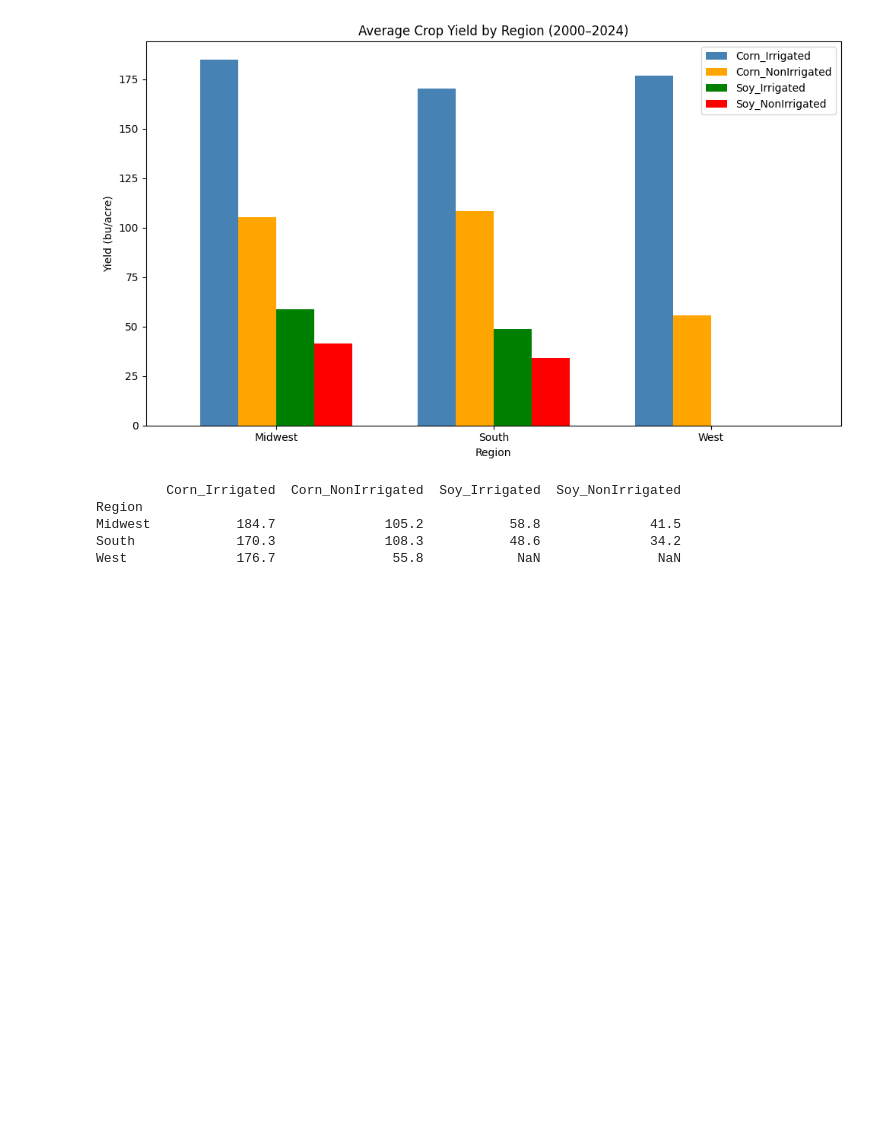
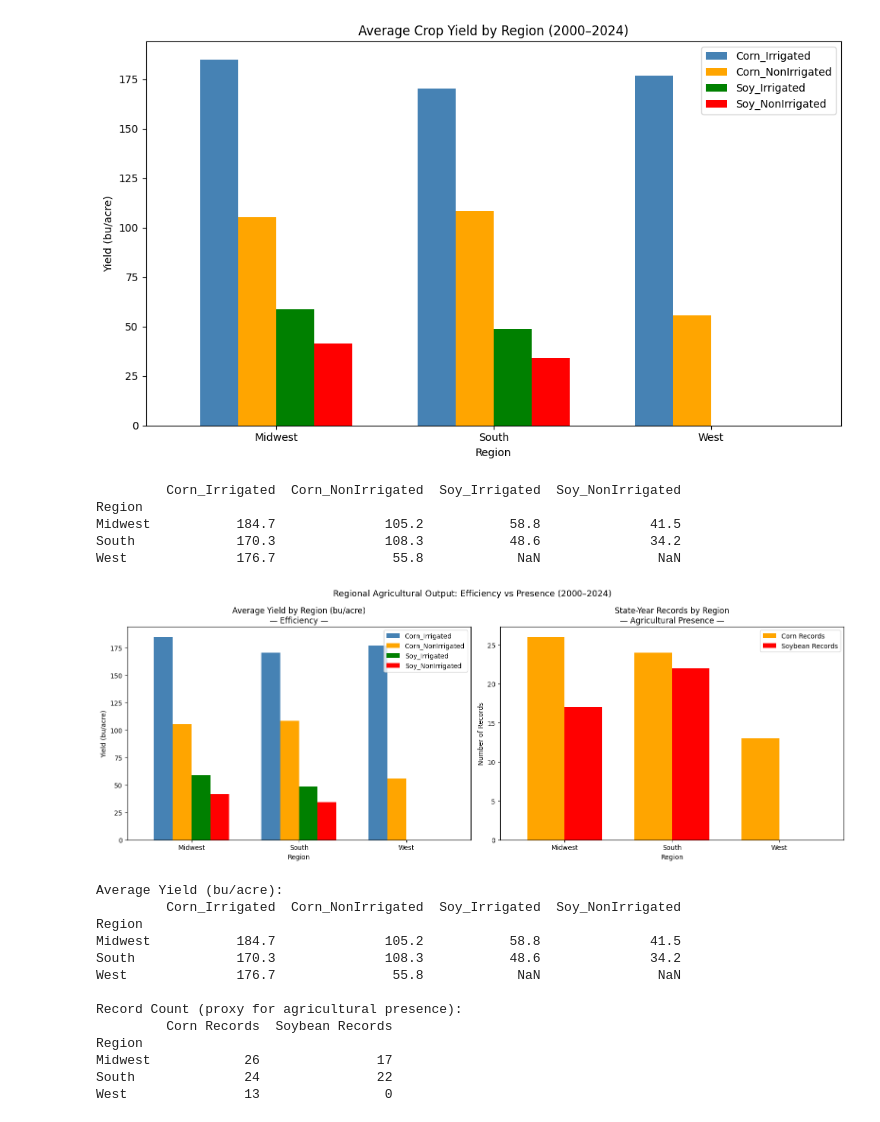
Before and after one commit to edb1014/CPSC-485-Final-Project, a Jupyter notebook: edb1014_Final Project.ipynb, the cells around one changed output. Cells and saved outputs as stored; diff of their text form; code cells hidden in the pictures; blank space fills up the shorter version.

```diff
--- a/edb1014_Final Project.ipynb
+++ b/edb1014_Final Project.ipynb
@@ -372,3 +372,47 @@ Region
 Midwest           184.7              105.2           58.8              41.5
 South             170.3              108.3           48.6              34.2
 West              176.7               55.8            NaN               NaN
+# %%
+# Agricultural presence and yield efficiency by region
+fig, axes = plt.subplots(1, 2, figsize=(16, 6))
+
+# Left: average yield (efficiency)
+df_region_yield_mean = df_state_yield_region.groupby('Region')[['Corn_Irrigated', 'Corn_NonIrrigated', 'Soy_Irrigated', 'Soy_NonIrrigated']].mean()
+df_region_yield_mean.plot(kind='bar', ax=axes[0], color=['steelblue', 'orange', 'green', 'red'], width=0.7)
+axes[0].set_title('Average Yield by Region (bu/acre)\n— Efficiency —')
+axes[0].set_ylabel('Yield (bu/acre)')
+axes[0].set_xlabel('Region')
+axes[0].tick_params(axis='x', rotation=0)
+
+# Right: count of state-year records (agricultural presence)
+df_region_count = df_state_yield_region.groupby('Region')[['Corn_NonIrrigated', 'Soy_NonIrrigated']].count()
+df_region_count.columns = ['Corn Records', 'Soybean Records']
+df_region_count.plot(kind='bar', ax=axes[1], color=['orange', 'red'], width=0.7)
+axes[1].set_title('State-Year Records by Region\n— Agricultural Presence —')
+axes[1].set_ylabel('Number of Records')
+axes[1].set_xlabel('Region')
+axes[1].tick_params(axis='x', rotation=0)
+
+plt.suptitle('Regional Agricultural Output: Efficiency vs Presence (2000–2024)', fontsize=13)
+plt.tight_layout()
+plt.show()
+
+print("\nAverage Yield (bu/acre):")
+print(df_region_yield_mean.round(1).to_string())
+print("\nRecord Count (proxy for agricultural presence):")
+print(df_region_count.to_string())
+# %% [output]
+[figure, added]
+Average Yield (bu/acre):
+         Corn_Irrigated  Corn_NonIrrigated  Soy_Irrigated  Soy_NonIrrigated
+Region
+Midwest           184.7              105.2           58.8              41.5
+South             170.3              108.3           48.6              34.2
+West              176.7               55.8            NaN               NaN
+
+Record Count (proxy for agricultural presence):
+         Corn Records  Soybean Records
+Region
+Midwest            26               17
+South              24               22
+West               13                0
```
Also changed, not shown: parts of 10 cells of this notebook, 1 other file.
